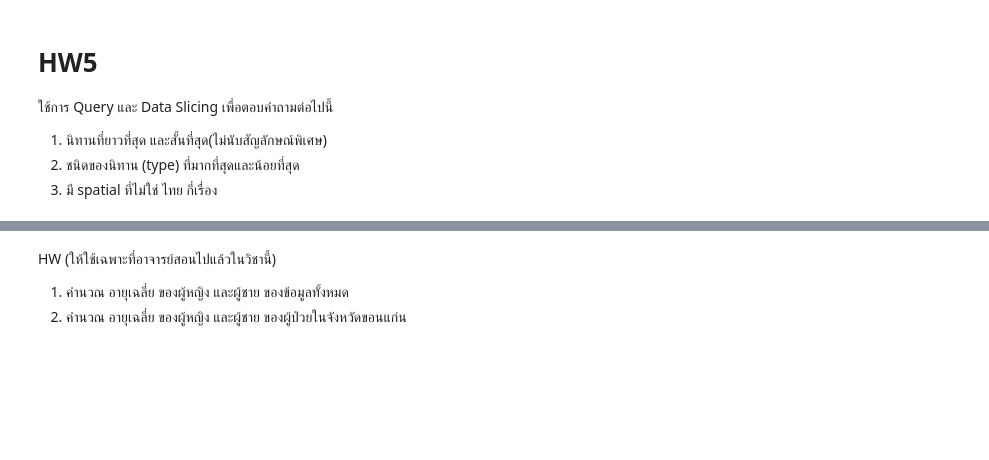
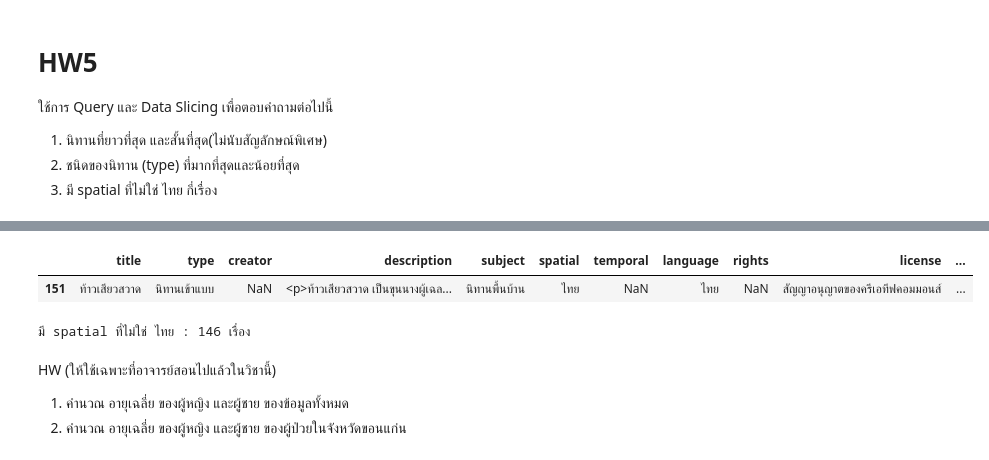
Before and after one commit to RatchanonPa/python_dataviz2024, a Jupyter notebook: Pandas_101_2024.ipynb, the cells around one changed output, grey strips where cells are left out. Saved outputs shown, nothing was run; the diff lists cells and outputs as text; code cells hidden in the pictures; blank space fills up the shorter version.

```diff
--- a/Pandas_101_2024.ipynb
+++ b/Pandas_101_2024.ipynb
@@ -283,3 +415,15 @@ eight_rows_covid[eight_rows_covid['province_of_onset'] == 'กรุงเทพ
+# %%
+folk_df[folk_df['type']=='นิทานเข้าแบบ']
+# %% [output]
+|  | title | type | creator | description | subject | spatial | temporal | language | rights | license | ... |
+| 151 | ท้าวเสียวสวาด | นิทานเข้าแบบ | NaN | <p>ท้าวเสียวสวาด เป็นขุนนางผู้เฉล... | นิทานพื้นบ้าน | ไทย | NaN | ไทย | NaN | สัญญาอนุญาตของครีเอทีฟคอมมอนส์ | ... |
+# %%
+# 3. มี spatial ที่ไม่ใช่ ไทย กี่เรื่อง
+# Count the number of spatial stories that are not Thai
+non_thai_spatial_stories_count = folk_df[folk_df['spatial'] != 'ไทย'].shape[0]
+print(f"มี spatial ที่ไม่ใช่ ไทย : {non_thai_spatial_stories_count} เรื่อง")
+# %% [output]
+มี spatial ที่ไม่ใช่ ไทย : 146 เรื่อง
 # %% [markdown]
 HW (ให้ใช้เฉพาะที่อาจารย์สอนไปแล้วในวิชานี้)
 
```
Also changed, not shown: parts of 19 cells of this notebook.
